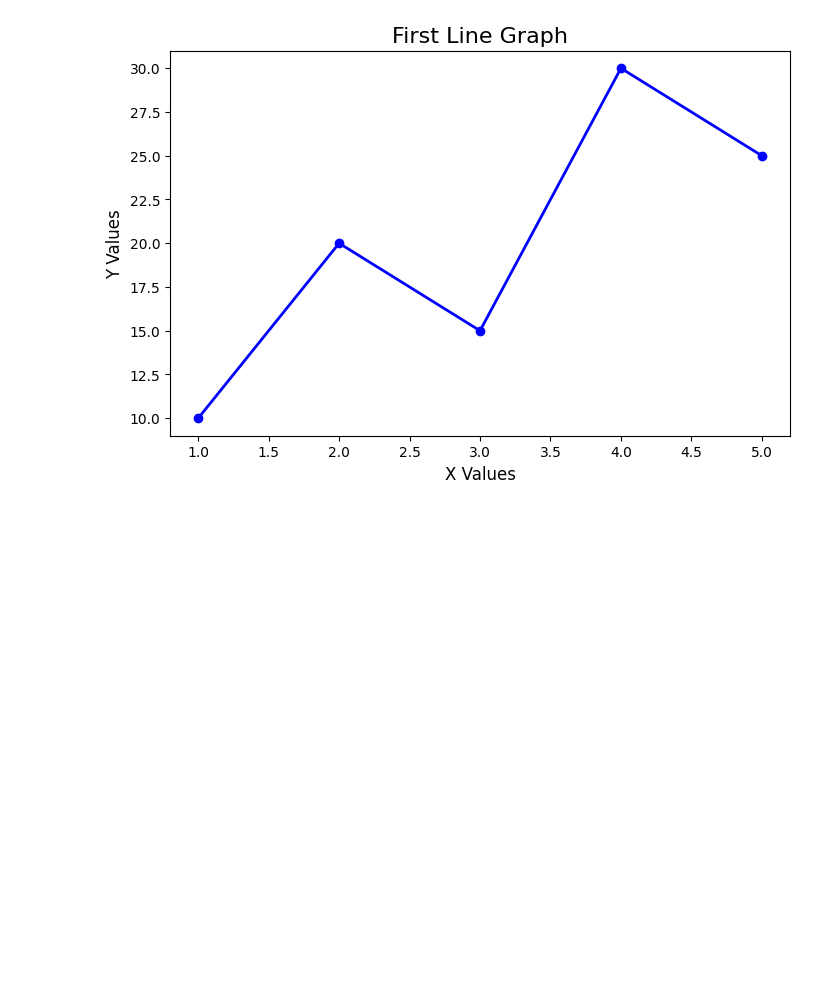
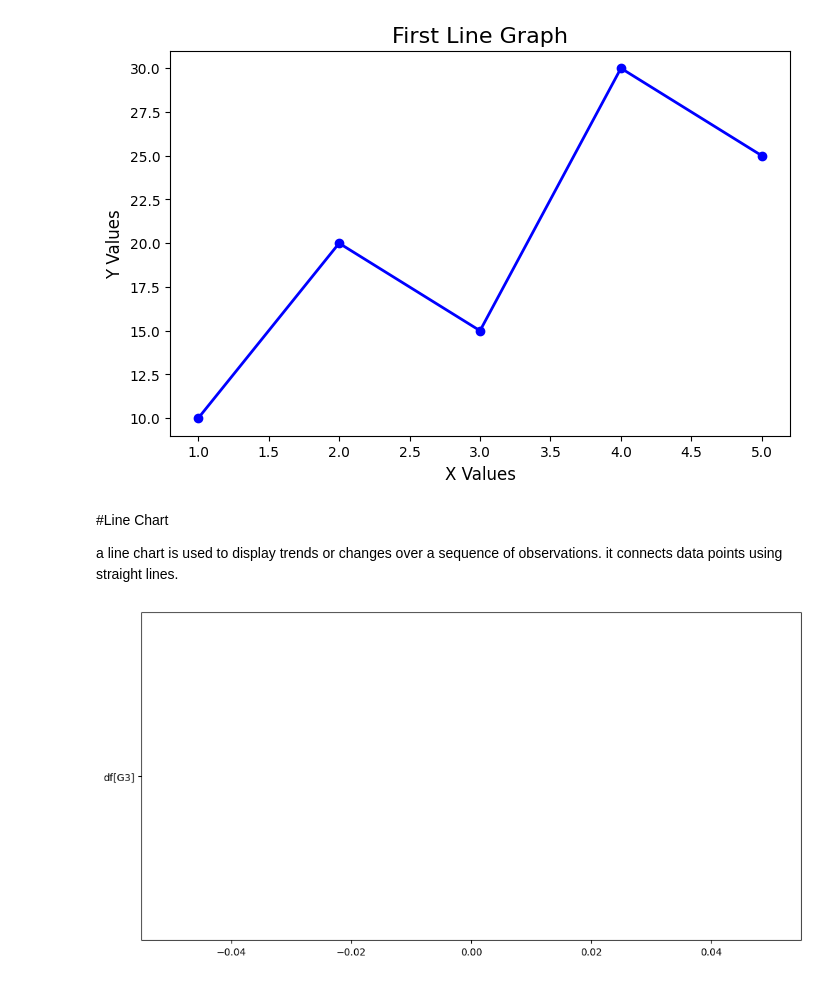
Before and after one commit to AnupamLata/Data-Science-AI, a Jupyter notebook: Matplotlib.ipynb, the cells around one changed output. Drawn from its saved outputs; the diff is of its cells as text; code cells hidden in the pictures; blank space fills up the shorter version.

```diff
--- a/Matplotlib.ipynb
+++ b/Matplotlib.ipynb
@@ -80,3 +80,19 @@ plt.show()
 plt.close()
 # %% [output]
 [figure]
+# %% [markdown]
+#Line Chart
+
+a line chart is used to display trends or changes over a sequence of observations. it connects data points using straight lines.
+# %%
+import pandas as pd
+import matplotlib.pyplot as plt
+df= pd.read_csv("/content/student.csv")
+
+plt.figure(figsize=(12,6))
+
+plt.plot('df[G3]')
+
+plt.show()
+# %% [output]
+[figure, added]
```
